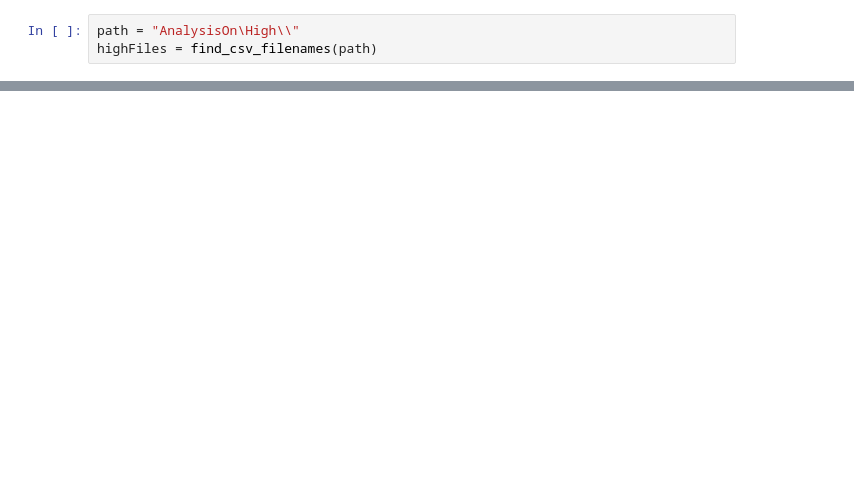
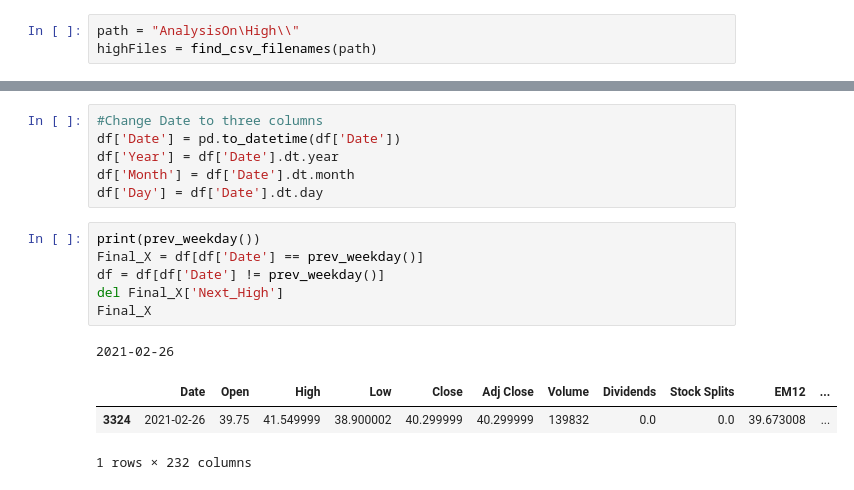
Before and after one commit to shivam1104/indian-stock-market-analysis, a Jupyter notebook: Train&Predict-High-Draft.ipynb, the cells around one changed output, grey strips where cells are left out. Drawn from its saved outputs; the diff is of its cells as text; blank space fills up the shorter version.

```diff
--- a/Train&Predict-High-Draft.ipynb
+++ b/Train&Predict-High-Draft.ipynb
@@ -45,0 +97,17 @@ final_Pred =
+# %%
+#Change Date to three columns
+df['Date'] = pd.to_datetime(df['Date'])
+df['Year'] = df['Date'].dt.year
+df['Month'] = df['Date'].dt.month
+df['Day'] = df['Date'].dt.day
+# %%
+print(prev_weekday())
+Final_X = df[df['Date'] == prev_weekday()]
+df = df[df['Date'] != prev_weekday()]
+del Final_X['Next_High']
+Final_X
+# %% [output]
+2021-02-26
+|  | Date | Open | High | Low | Close | Adj Close | Volume | Dividends | Stock Splits | EM12 | ... |
+| 3324 | 2021-02-26 | 39.75 | 41.549999 | 38.900002 | 40.299999 | 40.299999 | 139832 | 0.0 | 0.0 | 39.673008 | ... |
+1 rows × 232 columns
```
Also changed, not shown: parts of 30 cells of this notebook, 54 other files.
